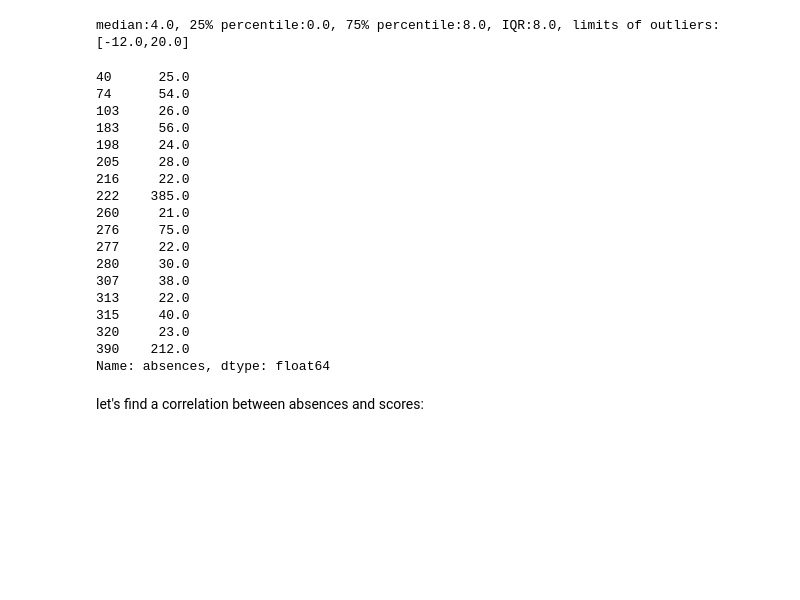
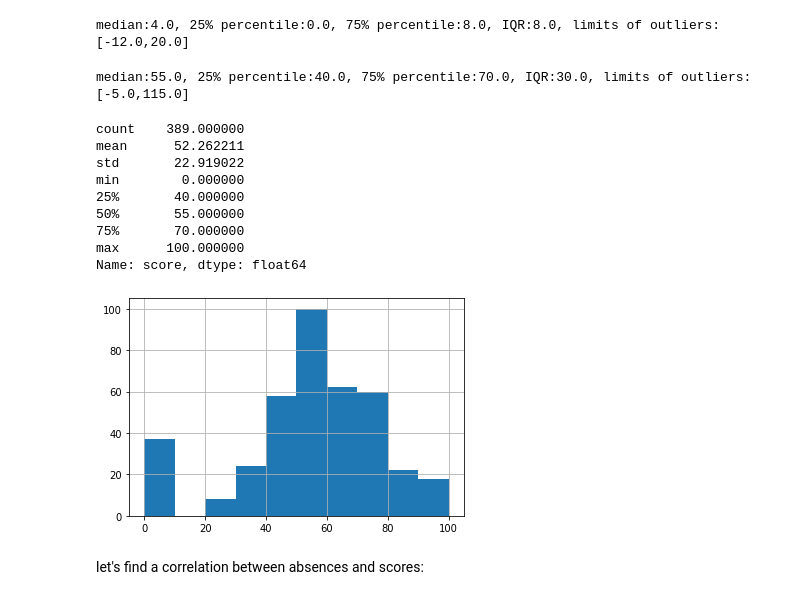
Before and after one commit to Ira-Trygub/project_2_stud_math, a Jupyter notebook: project_2_study_mathematic.ipynb, the cells around one changed output. Cells and saved outputs as stored; diff of their text form; code cells hidden in the pictures; blank space fills up the shorter version.

```diff
--- a/project_2_study_mathematic.ipynb
+++ b/project_2_study_mathematic.ipynb
@@ -86,6 +86,8 @@ health                 15
 absences               12
 score                   6
 dtype: int64
+# %%
+stud_math=stud_math[stud_math.score!=None]
 # %% [markdown]
 As we can see we don't really have any informations from pairplot.
 No matter that most of values have a numerical types, they are categorical denotation. So there is  no sense to find a correlation between them.
@@ -754,3 +752,8 @@ for col in ['studytime','famsup', 'paid','activities', 'higher']:
     get_stat_dif(col)
 # %% [output]
 We didn't find any significant differences for any column
+# %%
+stud_math.absences=stud_math.absences.apply(lambda x: None if str(x).strip() == '' else x)
+stud_math.absences.astype(str).value_counts().plot()
+stud_math.absences.fillna(0)
+stud_math.absences.describe()
@@ -759,27 +773,25 @@ We didn't find any significant differences for any column
 range_outliers(stud_math.absences)
 # %% [output]
 median:4.0, 25% percentile:0.0, 75% percentile:8.0, IQR:8.0, limits of outliers: [-12.0,20.0]
-# %%
-stud_math.absences[stud_math.absences>20]
-# %% [output]
-40      25.0
-74      54.0
-103     26.0
-183     56.0
-198     24.0
-205     28.0
-216     22.0
-222    385.0
-260     21.0
-276     75.0
-277     22.0
-280     30.0
-307     38.0
-313     22.0
-315     40.0
-320     23.0
-390    212.0
-Name: absences, dtype: float64
+# %%
+#Let's find outliers for scores
+range_outliers(stud_math.score)
+# %% [output]
+median:55.0, 25% percentile:40.0, 75% percentile:70.0, IQR:30.0, limits of outliers: [-5.0,115.0]
+# %%
+stud_math.score.hist(bins=10)
+stud_math.score.describe()
+# %% [output]
+count    389.000000
+mean      52.262211
+std       22.919022
+min        0.000000
+25%       40.000000
+50%       55.000000
+75%       70.000000
+max      100.000000
+Name: score, dtype: float64
+[figure, added]
 # %% [markdown]
 let's find a correlation between absences and scores:
 # %%
```
Also changed, not shown: parts of 12 cells of this notebook.
